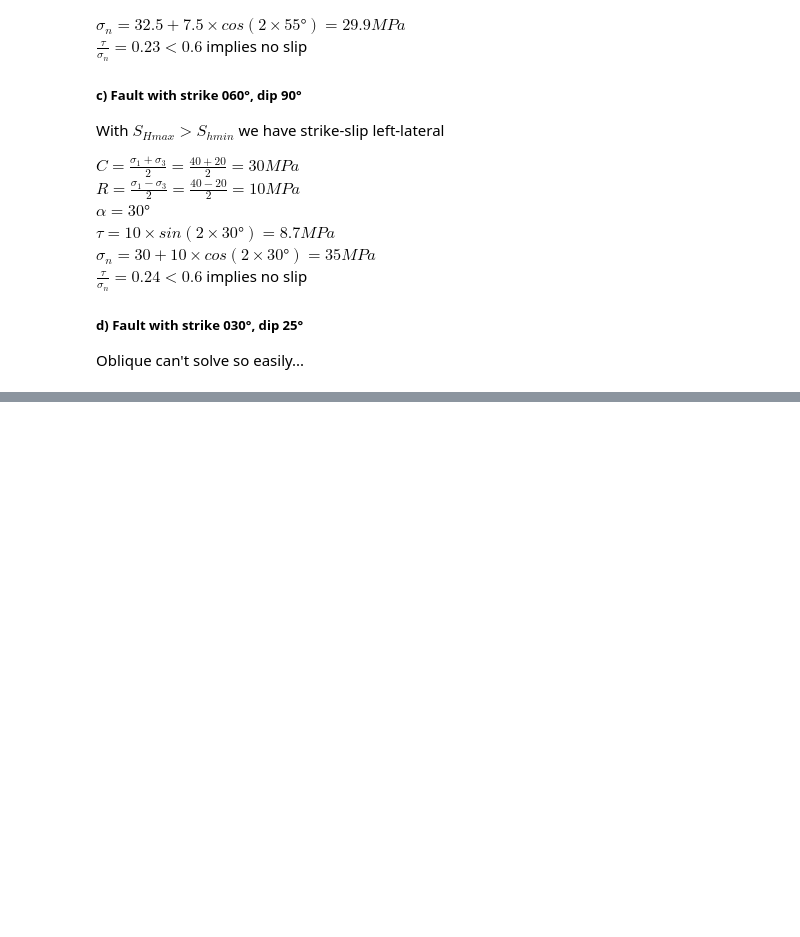
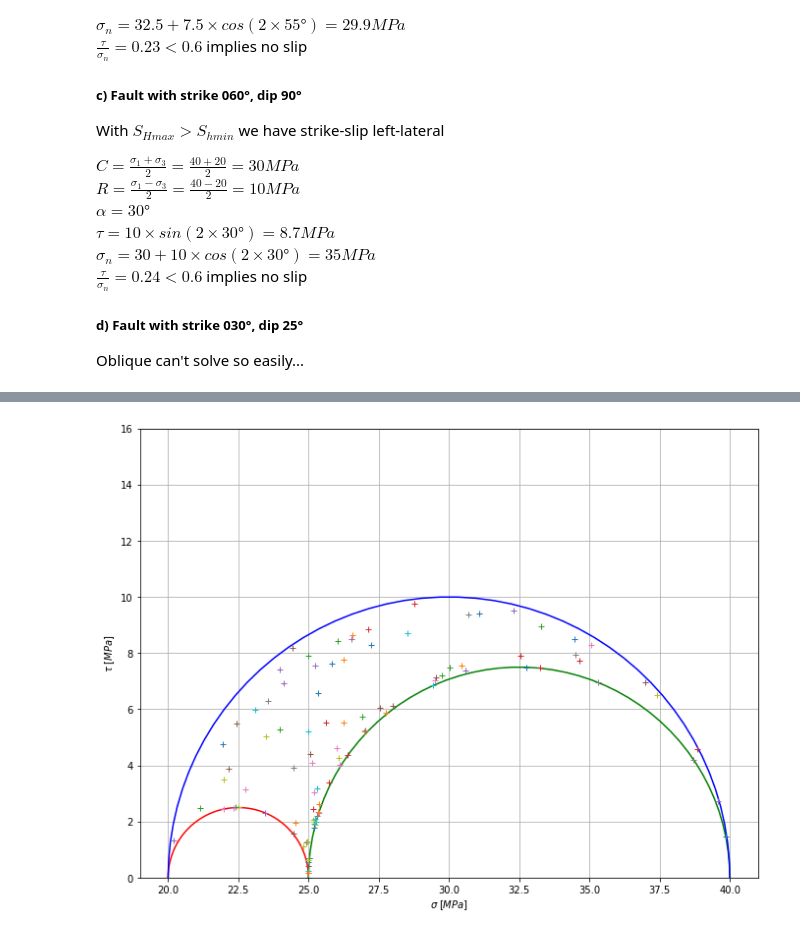
Before and after one commit to dnicolasespinoza/GeomechanicsJupyter, a Jupyter notebook: UndergradHomework/HW4/HW4 Solutions.ipynb, the cells around one changed output, grey strips where cells are left out. Cells and saved outputs as stored; diff of their text form; code cells hidden in the pictures; blank space fills up the shorter version.

```diff
--- a/UndergradHomework/HW4/HW4 Solutions.ipynb
+++ b/UndergradHomework/HW4/HW4 Solutions.ipynb
@@ -599,0 +790,38 @@ fig.set_size_inches(10, 15)
+# %%
+# Max dip angle = 90 deg
+# Max stirke angle = 180 deg
+numSamples = 100
+strikeArray = np.random.randint(360, size= numSamples)
+dipArray = np.random.randint(90, size=numSamples)
+
+# Compute effective normal stress and shear stress
+def calcNVectors(strike,dip,units = "degrees"):
+    if units.lower().strip().find("deg")!=-1:
+        strike = np.deg2rad(strike)
+        dip = np.deg2rad(dip)
+    cS = np.cos(strike)
+    sS = np.sin(strike)
+    cD = np.cos(dip)
+    sD = np.sin(dip)
+    nDict = {}
+    nDict['n'] = np.array([[-sS*sD, cS*sD, -cD]]).T
+    nDict['s'] = np.array([[cS,sS,0]]).T
+    nDict['d'] = np.array([[-sS*cD, cS*cD, sD]]).T
+    return nDict
+
+ax = plotMohr3D(sig3,sig2,sig1)
+
+#Plot all the associated stress values on the Mohr's circle as + symbols
+for i in range(0,len(dipArray)):
+    nDict = calcNVectors(strikeArray[i],dipArray[i])
+    t = np.dot(Sg,nDict['n'])
+    Sn = np.dot(nDict['n'].T,t) #Total normal stress
+    sign = Sn - Pp
+    tau = np.sqrt(np.linalg.norm(t,2)**2 - Sn**2)
+    plt.plot(sign,tau,'+')
+
+# Change plot size
+fig = plt.gcf()
+fig.set_size_inches(10, 15)
+# %% [output]
+[figure, added]
```
Also changed, not shown: parts of 15 cells of this notebook, 2 other files.
